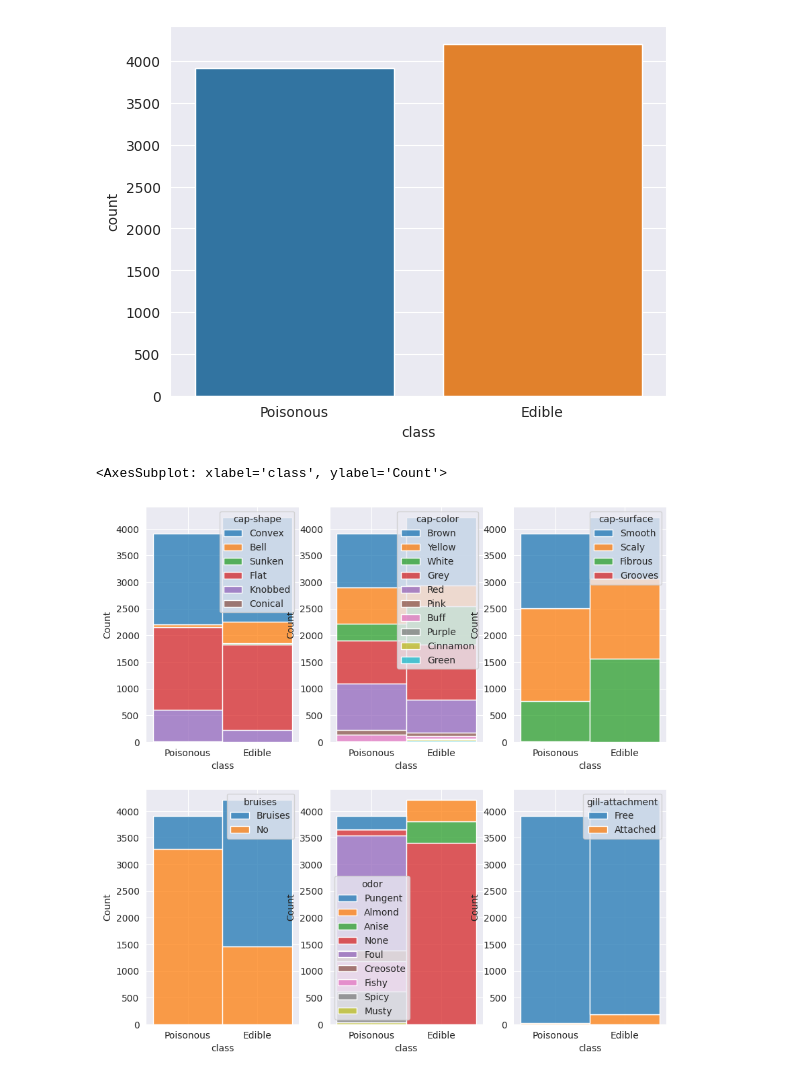
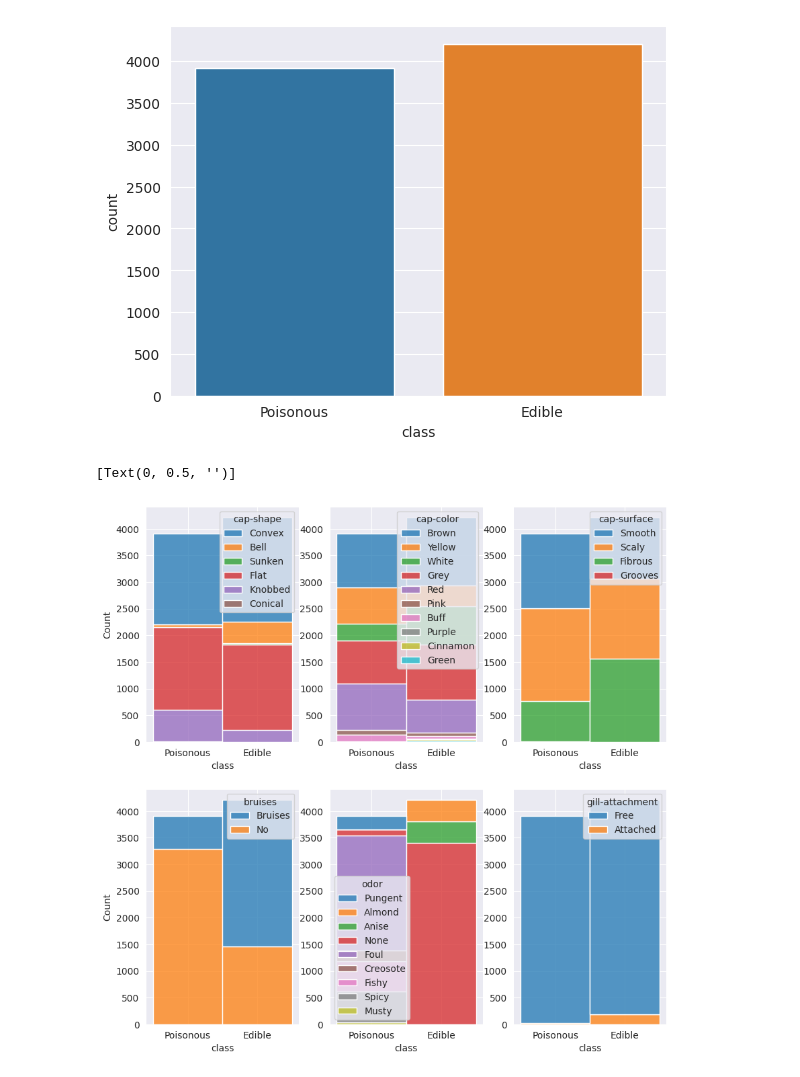
Before and after one commit to AxoloCrypt/Mushroom-Network, a Jupyter notebook: notebooks/preparation.ipynb, the cells around one changed output. Drawn from its saved outputs; the diff is of its cells as text; code cells hidden in the pictures.

```diff
--- a/notebooks/preparation.ipynb
+++ b/notebooks/preparation.ipynb
@@ -394,23 +394,27 @@ Name: class, dtype: int64
 # %%
 plt.figure(figsize=(10, 10))
 
 plt.subplot(2,3,1)
 sns.histplot(data=definitions_df, x='class', hue='cap-shape', multiple='stack', )
 
 plt.subplot(2,3,2)
-sns.histplot(data=definitions_df, x='class', hue='cap-color', multiple='stack')
+h2 = sns.histplot(data=definitions_df, x='class', hue='cap-color', multiple='stack')
+h2.set(ylabel=None)
 
 plt.subplot(2,3,3)
-sns.histplot(data=definitions_df, x='class', hue='cap-surface', multiple='stack')
+h3 = sns.histplot(data=definitions_df, x='class', hue='cap-surface', multiple='stack')
+h3.set(ylabel=None)
 
 plt.subplot(2,3,4)
 sns.histplot(data=definitions_df, x='class', hue='bruises', multiple='stack')
 
 plt.subplot(2,3,5)
-sns.histplot(data=definitions_df, x='class', hue='odor', multiple='stack')
+h5 = sns.histplot(data=definitions_df, x='class', hue='odor', multiple='stack')
+h5.set(ylabel=None)
 
 plt.subplot(2,3,6)
-sns.histplot(data=definitions_df, x='class', hue='gill-attachment', multiple='stack')
+h6 = sns.histplot(data=definitions_df, x='class', hue='gill-attachment', multiple='stack')
+h6.set(ylabel=None)
 # %% [output]
-<AxesSubplot: xlabel='class', ylabel='Count'>
+[Text(0, 0.5, '')]
-[figure, old version]
+[figure, new version]
```
Also changed, not shown: parts of 3 cells of this notebook.
